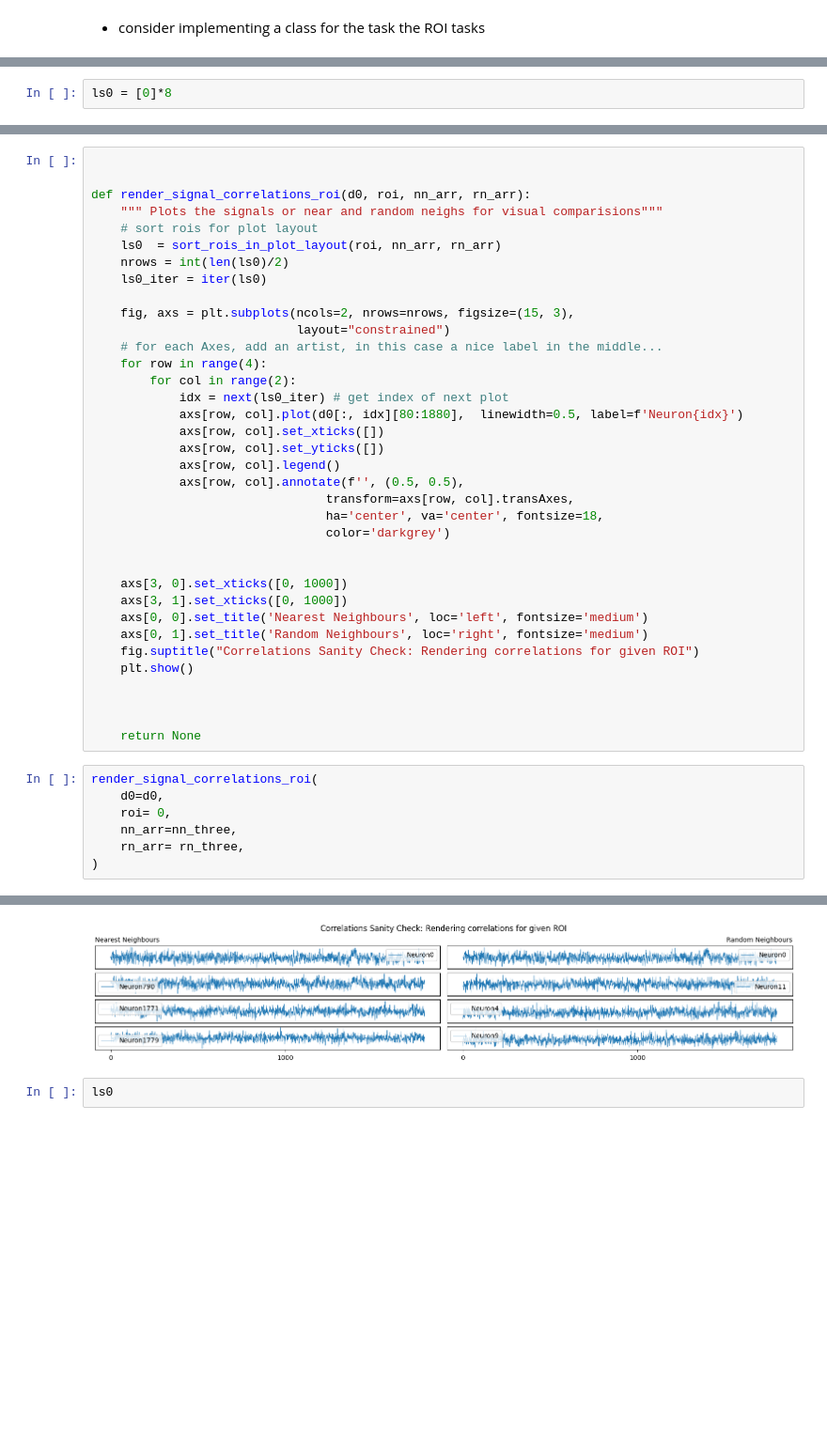
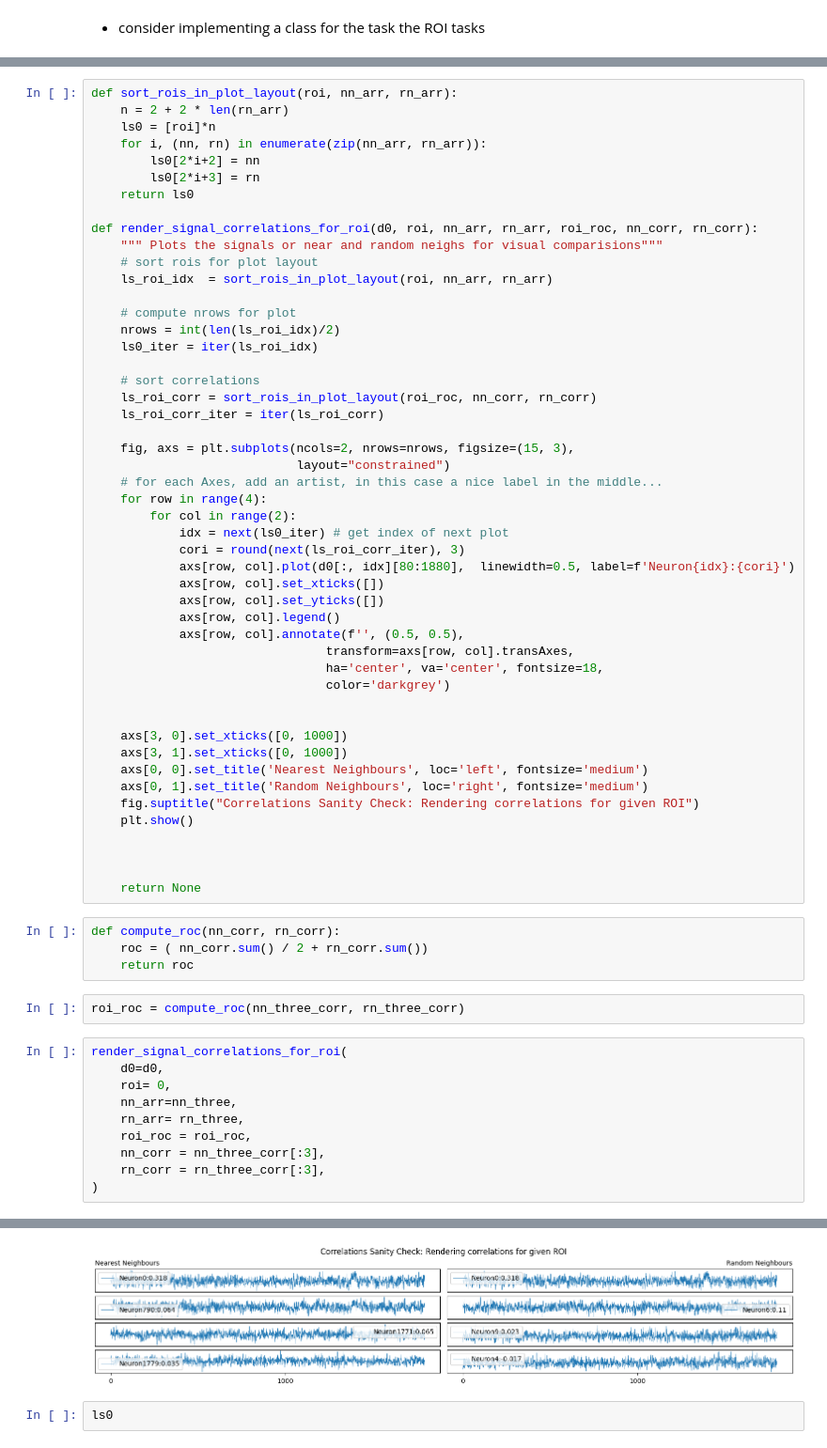
Before and after one commit to duutabib/local-gaucamole, a Jupyter notebook: notebooks/robustSigs/zebrafish_interactive_poorly_sensing.ipynb, the cells around one changed output, grey strips where cells are left out. Shown at 94% size. Saved outputs shown, nothing was run; the diff lists cells and outputs as text; blank space fills up the shorter version.

Commit message:
Add compute roc function, parameters to allow correlation labeling of signal with main signal

```diff
--- a/notebooks/robustSigs/zebrafish_interactive_poorly_sensing.ipynb
+++ b/notebooks/robustSigs/zebrafish_interactive_poorly_sensing.ipynb
@@ -767,2 +743,0 @@ ls0  = [0]*8
-# %%
-ls0 = [0]*8
@@ -785,12 +744,24 @@ dict_rois = {}
 # %%
+def sort_rois_in_plot_layout(roi, nn_arr, rn_arr):
+    n = 2 + 2 * len(rn_arr)
+    ls0 = [roi]*n
+    for i, (nn, rn) in enumerate(zip(nn_arr, rn_arr)):
+        ls0[2*i+2] = nn
+        ls0[2*i+3] = rn
+    return ls0
 
-
-def render_signal_correlations_roi(d0, roi, nn_arr, rn_arr):
+def render_signal_correlations_for_roi(d0, roi, nn_arr, rn_arr, roi_roc, nn_corr, rn_corr):
     """ Plots the signals or near and random neighs for visual comparisions"""
     # sort rois for plot layout
-    ls0  = sort_rois_in_plot_layout(roi, nn_arr, rn_arr)
-    nrows = int(len(ls0)/2)
-    ls0_iter = iter(ls0)
+    ls_roi_idx  = sort_rois_in_plot_layout(roi, nn_arr, rn_arr)
+
+    # compute nrows for plot
+    nrows = int(len(ls_roi_idx)/2)
+    ls0_iter = iter(ls_roi_idx)
+
+    # sort correlations
+    ls_roi_corr = sort_rois_in_plot_layout(roi_roc, nn_corr, rn_corr)
+    ls_roi_corr_iter = iter(ls_roi_corr)
 
     fig, axs = plt.subplots(ncols=2, nrows=nrows, figsize=(15, 3),
                             layout="constrained")
@@ -798,7 +769,8 @@ def render_signal_correlations_roi(d0, roi, nn_arr, rn_arr):
     for row in range(4):
         for col in range(2):
             idx = next(ls0_iter) # get index of next plot
-            axs[row, col].plot(d0[:, idx][80:1880],  linewidth=0.5, label=f'Neuron{idx}')
+            cori = round(next(ls_roi_corr_iter), 3)
+            axs[row, col].plot(d0[:, idx][80:1880],  linewidth=0.5, label=f'Neuron{idx}:{cori}')
             axs[row, col].set_xticks([])
             axs[row, col].set_yticks([])
             axs[row, col].legend()
@@ -818,11 +790,20 @@ def render_signal_correlations_roi(d0, roi, nn_arr, rn_arr):
 
 
     return None
+# %%
+def compute_roc(nn_corr, rn_corr):
+    roc = ( nn_corr.sum() / 2 + rn_corr.sum())
+    return roc
+# %%
+roi_roc = compute_roc(nn_three_corr, rn_three_corr)
 # %%
-render_signal_correlations_roi(
+render_signal_correlations_for_roi(
     d0=d0,
     roi= 0,
     nn_arr=nn_three,
     rn_arr= rn_three,
+    roi_roc = roi_roc,
+    nn_corr = nn_three_corr[:3],
+    rn_corr = rn_three_corr[:3],
 )
 # %% [output]
@@ -837,4 +810,4 @@ render_signal_correlations_roi(
-[figure, old version]
+[figure, new version]
 # %%
 ls0
 # %% [output]
```
Also changed, not shown: parts of 14 cells of this notebook.
